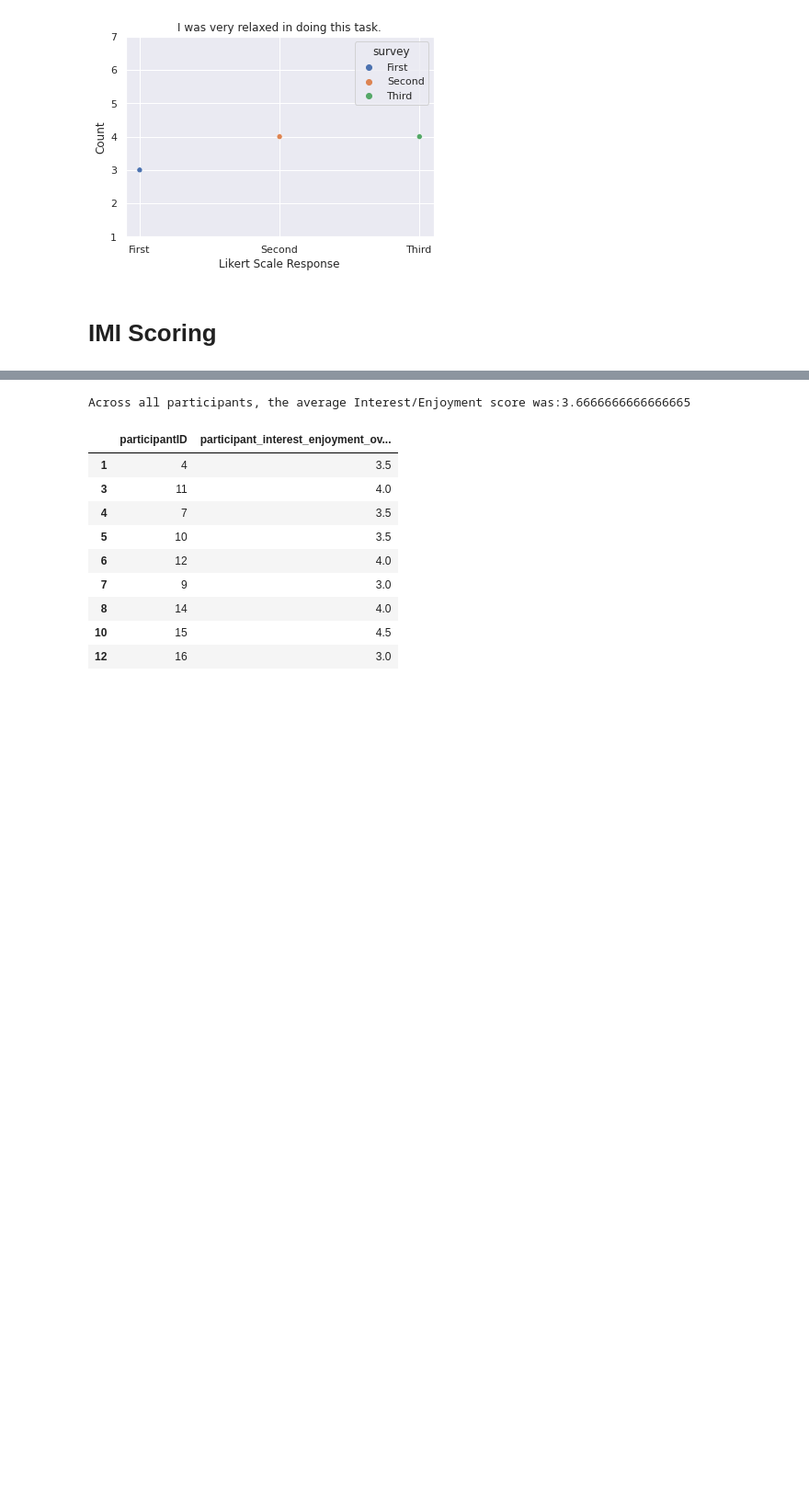
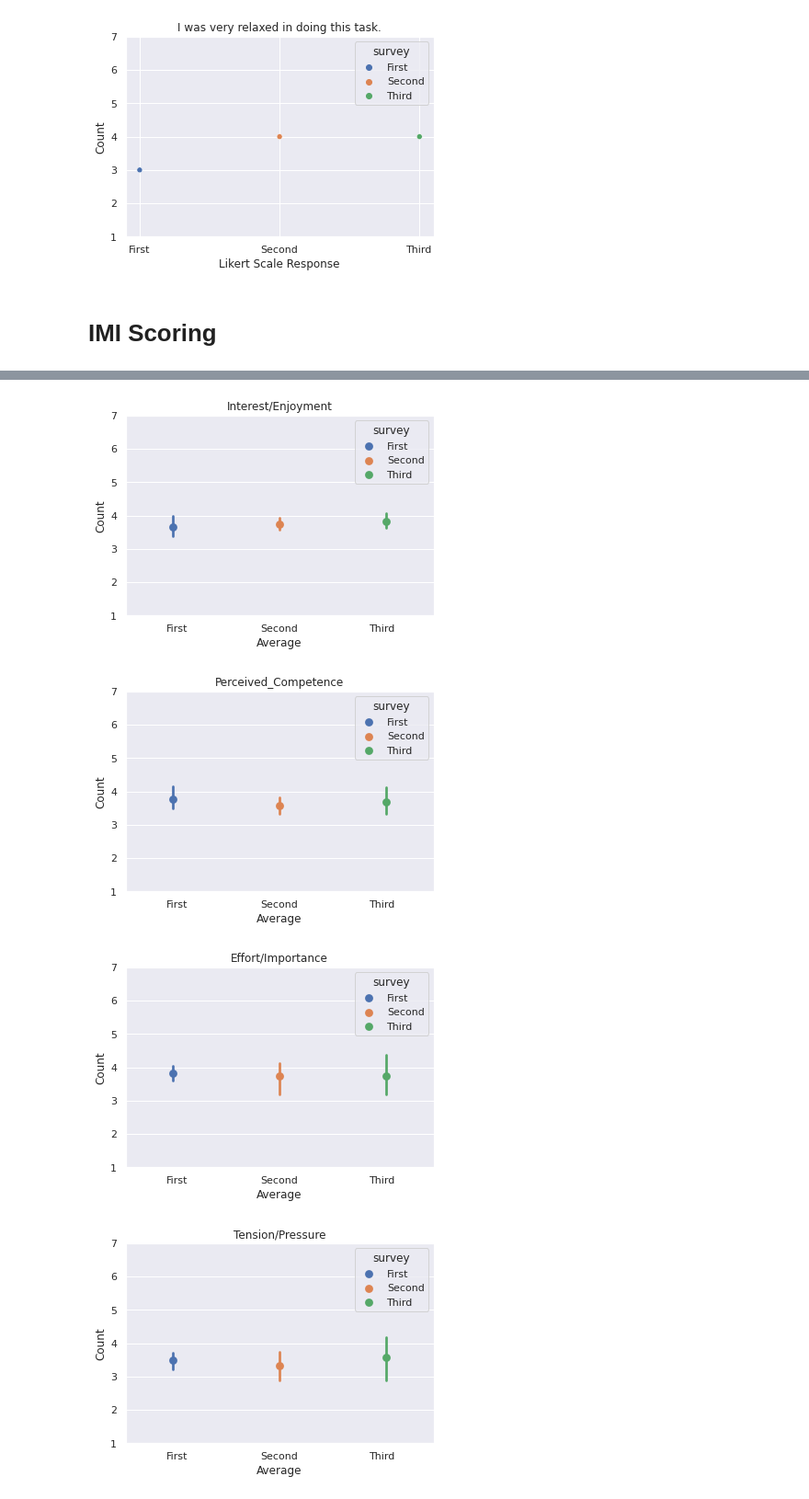
Before and after one commit to hermana/hci-experiment-analysis, a Jupyter notebook: no_guide_analysis.ipynb, the cells around one changed output, grey strips where cells are left out. Shown at 92% size. Saved outputs shown, nothing was run; the diff lists cells and outputs as text; code cells hidden in the pictures; blank space fills up the shorter version.

```diff
--- a/no_guide_analysis.ipynb
+++ b/no_guide_analysis.ipynb
@@ -312,22 +314,26 @@ for col in REVERSE_SCORED_COLUMNS:
-# %%
-INTEREST_ENJOYMENT_COLUMNS = ['boring_task', 'enjoyable_task']
-
-MOTIVATION['participant_interest_enjoyment_overall'] = MOTIVATION[INTEREST_ENJOYMENT_COLUMNS].mean(axis=1)
-interest_enjoyment_overall = MOTIVATION['participant_interest_enjoyment_overall'].mean()
-# %%
-print(f'Across all participants, the average Interest/Enjoyment score was: {interest_enjoyment_overall}')
-# %% [output]
-Across all participants, the average Interest/Enjoyment score was:3.6666666666666665
-# %%
-MOTIVATION[['participantID','participant_interest_enjoyment_overall']]
-# %% [output]
-|  | participantID | participant_interest_enjoyment_ov... |
-| 1 | 4 | 3.5 |
-| 3 | 11 | 4.0 |
-| 4 | 7 | 3.5 |
-| 5 | 10 | 3.5 |
-| 6 | 12 | 4.0 |
-| 7 | 9 | 3.0 |
-| 8 | 14 | 4.0 |
-| 10 | 15 | 4.5 |
-| 12 | 16 | 3.0 |
+# %%
+
+IMI_GUIDE = {
+    "Interest/Enjoyment": ['boring_task', 'enjoyable_task'],
+    "Perceived_Competence": ['satisfied_performance','couldnt_do_well'],
+    "Effort/Importance": ['effort_task', 'didnt_try_hard'],
+    "Tension/Pressure": ['felt_tense', 'relaxed_task']
+}
+# %%
+for imi_category, imi_columns in IMI_GUIDE.items():
+    MOTIVATION[f'participant_{imi_category.lower().replace("/", "_")}'] = MOTIVATION[imi_columns].mean(axis=1)
+    MOTIVATION_SHORT_ONE[f'participant_{imi_category.lower().replace("/", "_")}'] = MOTIVATION_SHORT_ONE[imi_columns].mean(axis=1)
+    MOTIVATION_SHORT_DUPLICATE[f'participant_{imi_category.lower().replace("/", "_")}'] = MOTIVATION_SHORT_DUPLICATE[imi_columns].mean(axis=1)
+# %%
+imi_overall_data = pd.concat([MOTIVATION, MOTIVATION_SHORT_ONE, MOTIVATION_SHORT_DUPLICATE], ignore_index=True)
+# %%
+for imi_category in IMI_GUIDE.keys():
+    plt.figure()
+    sns.pointplot(data=imi_overall_data , x='survey', y=f'participant_{imi_category.lower().replace("/", "_")}', hue='survey', dodge=True, errorbar=('ci', 95)).set(title=imi_category, xlabel="Average", ylabel="Count")
+    plt.ylim(1, 7)
+    plt.savefig(f"./plots/imi_plots/{imi_category.replace('/', '_')}.png")
+# %% [output]
+[figure, added]
+[figure, added]
+[figure, added]
+[figure, added]
```
Also changed, not shown: parts of 3 cells of this notebook, 5 other files.
